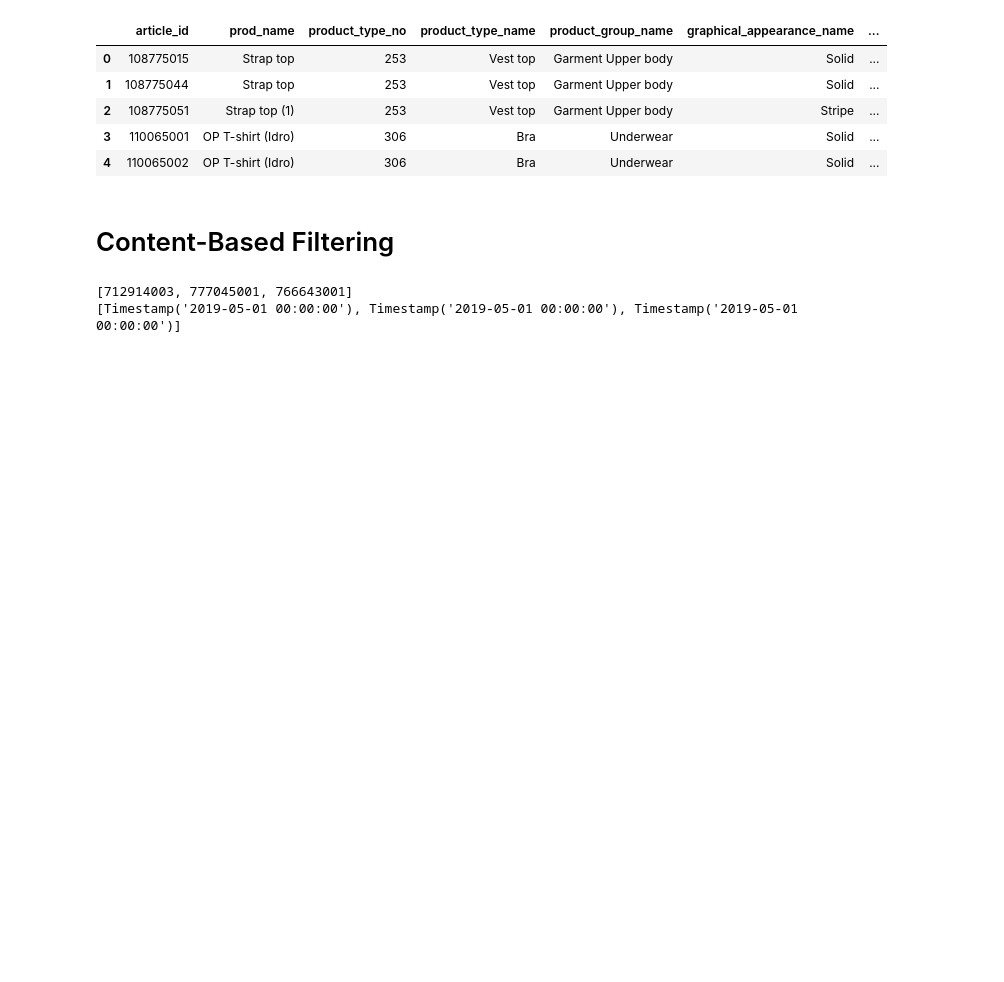
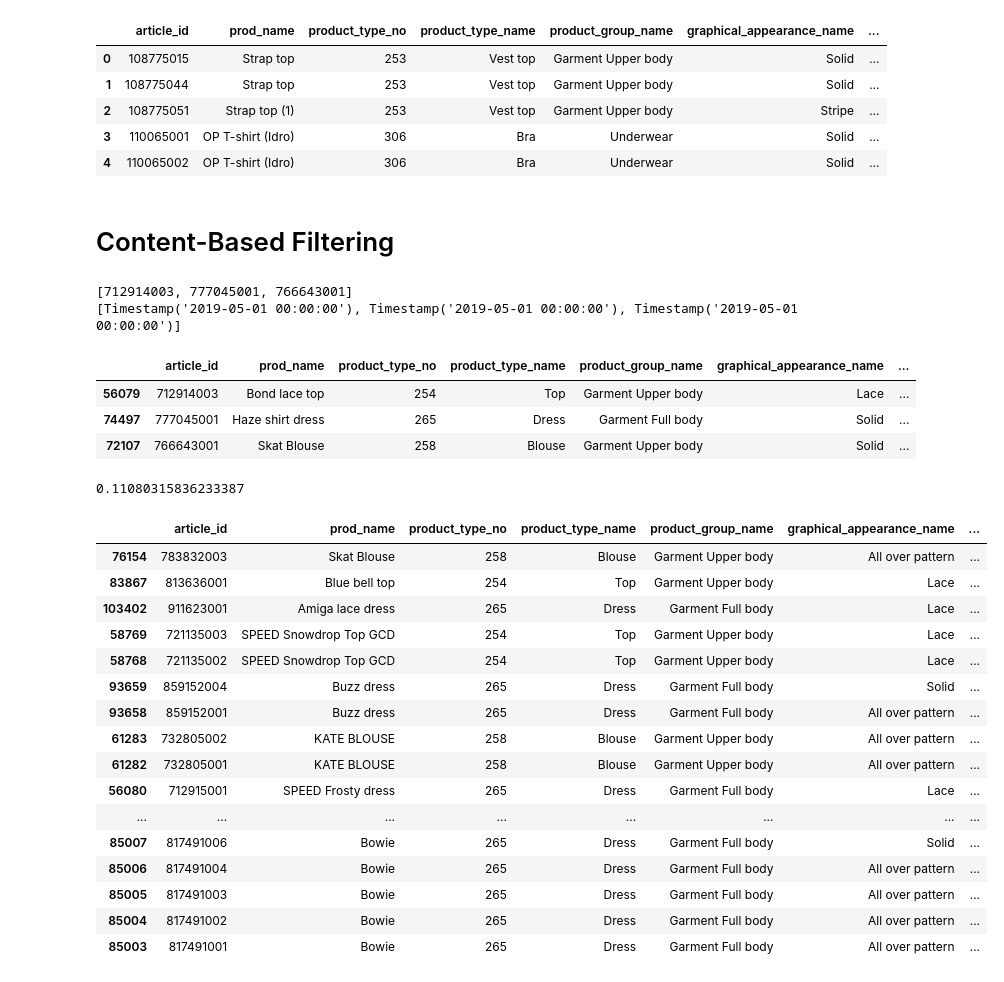
Before and after one commit to aldensiol/FashoReco, a Jupyter notebook: model-development.ipynb, the cells around one changed output. Cells and saved outputs as stored; diff of their text form; code cells hidden in the pictures; blank space fills up the shorter version.

```diff
--- a/model-development.ipynb
+++ b/model-development.ipynb
@@ -93,3 +93,70 @@ print(sample_timestamp)
 # %% [output]
 [712914003, 777045001, 766643001]
 [Timestamp('2019-05-01 00:00:00'), Timestamp('2019-05-01 00:00:00'), Timestamp('2019-05-01 00:00:00')]
+# %%
+sample_item_desc = []
+
+for item in sample_interaction:
+    idx = df_i[df_i['article_id'] == item].index[0]
+    sample_item_desc.append(idx)
+
+df_i.iloc[sample_item_desc, :]
+# %% [output]
+|  | article_id | prod_name | product_type_no | product_type_name | product_group_name | graphical_appearance_name | ... |
+| 56079 | 712914003 | Bond lace top | 254 | Top | Garment Upper body | Lace | ... |
+| 74497 | 777045001 | Haze shirt dress | 265 | Dress | Garment Full body | Solid | ... |
+| 72107 | 766643001 | Skat Blouse | 258 | Blouse | Garment Upper body | Solid | ... |
+# %%
+def calculate_exponential_weight(time_interacted, time_reference, constant):
+    return np.exp(-1 * constant * (time_reference - time_interacted).days)
+
+calculate_exponential_weight(sample_timestamp[1], df_t_train['t_dat'].max(), 0.05)
+# %% [output]
+0.11080315836233387
+# %%
+from sklearn.metrics.pairwise import cosine_similarity
+import numpy as np
+
+weights = []
+scores = []
+
+# For each interacted item by the user
+for i in range(0, len(sample_interaction)):
+    # Compute the weight to be applied
+    weights.append(calculate_exponential_weight(sample_timestamp[i], df_t_train['t_dat'].max(), 0.05))
+
+    # Perform search for similar products
+    idx = df_i[df_i['article_id'] == sample_interaction[i]].index[0]
+    query = [items_desc[idx]]
+    query = vectoriser.transform(query)
+    arr = cosine_similarity(query, tfidf_matrix).flatten()
+
+    # assign the equivalent item score to be 0 (prevent interacted items from being recommended again)
+    arr[arr >= 1.0] = 0
+    scores.append(arr)
+
+# apply weight to each corresponding score
+final_ranking = np.dot(weights, scores)
+recommend_list = final_ranking.argsort()[::-1][:20]
+
+recommend_list
+
+df_i.iloc[recommend_list, :]
+# %% [output]
+|  | article_id | prod_name | product_type_no | product_type_name | product_group_name | graphical_appearance_name | ... |
+| 76154 | 783832003 | Skat Blouse | 258 | Blouse | Garment Upper body | All over pattern | ... |
+| 83867 | 813636001 | Blue bell top | 254 | Top | Garment Upper body | Lace | ... |
+| 103402 | 911623001 | Amiga lace dress | 265 | Dress | Garment Full body | Lace | ... |
+| 58769 | 721135003 | SPEED Snowdrop Top GCD | 254 | Top | Garment Upper body | Lace | ... |
+| 58768 | 721135002 | SPEED Snowdrop Top GCD | 254 | Top | Garment Upper body | Lace | ... |
+| 93659 | 859152004 | Buzz dress | 265 | Dress | Garment Full body | Solid | ... |
+| 93658 | 859152001 | Buzz dress | 265 | Dress | Garment Full body | All over pattern | ... |
+| 61283 | 732805002 | KATE BLOUSE | 258 | Blouse | Garment Upper body | All over pattern | ... |
+| 61282 | 732805001 | KATE BLOUSE | 258 | Blouse | Garment Upper body | All over pattern | ... |
+| 56080 | 712915001 | SPEED Frosty dress | 265 | Dress | Garment Full body | Lace | ... |
+| ... | ... | ... | ... | ... | ... | ... | ... |
+| 85007 | 817491006 | Bowie | 265 | Dress | Garment Full body | Solid | ... |
+| 85006 | 817491004 | Bowie | 265 | Dress | Garment Full body | All over pattern | ... |
+| 85005 | 817491003 | Bowie | 265 | Dress | Garment Full body | All over pattern | ... |
+| 85004 | 817491002 | Bowie | 265 | Dress | Garment Full body | All over pattern | ... |
+| 85003 | 817491001 | Bowie | 265 | Dress | Garment Full body | All over pattern | ... |
```
